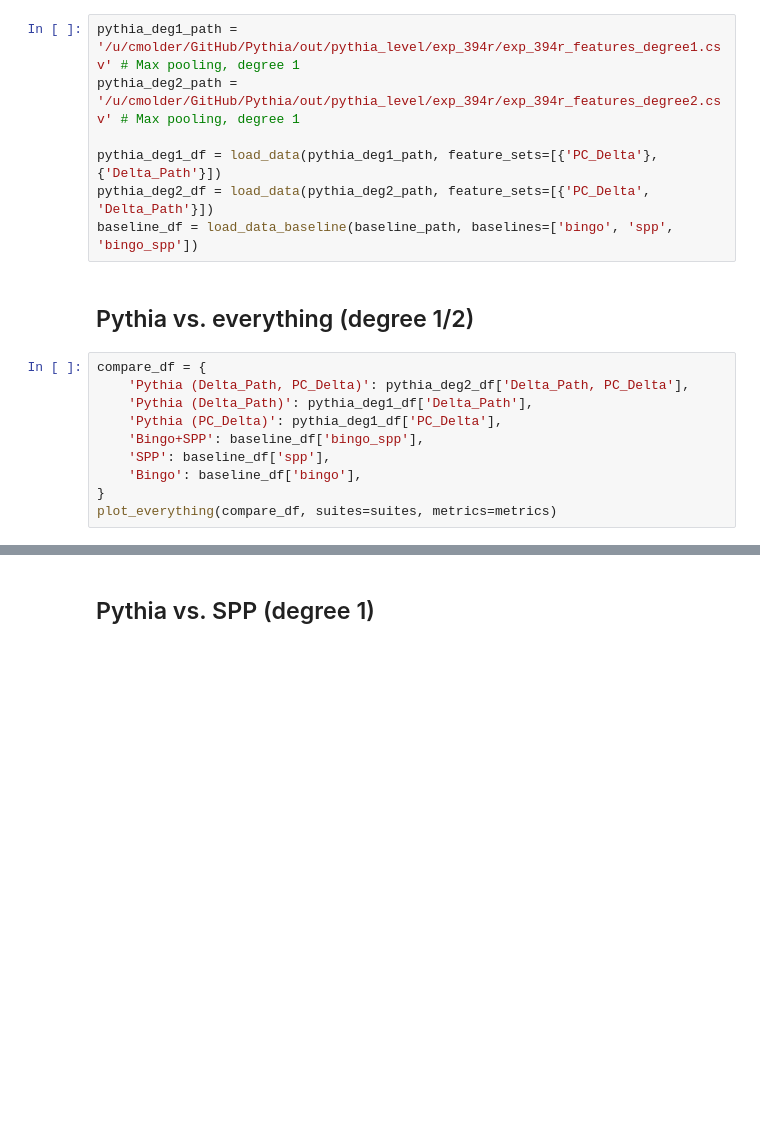
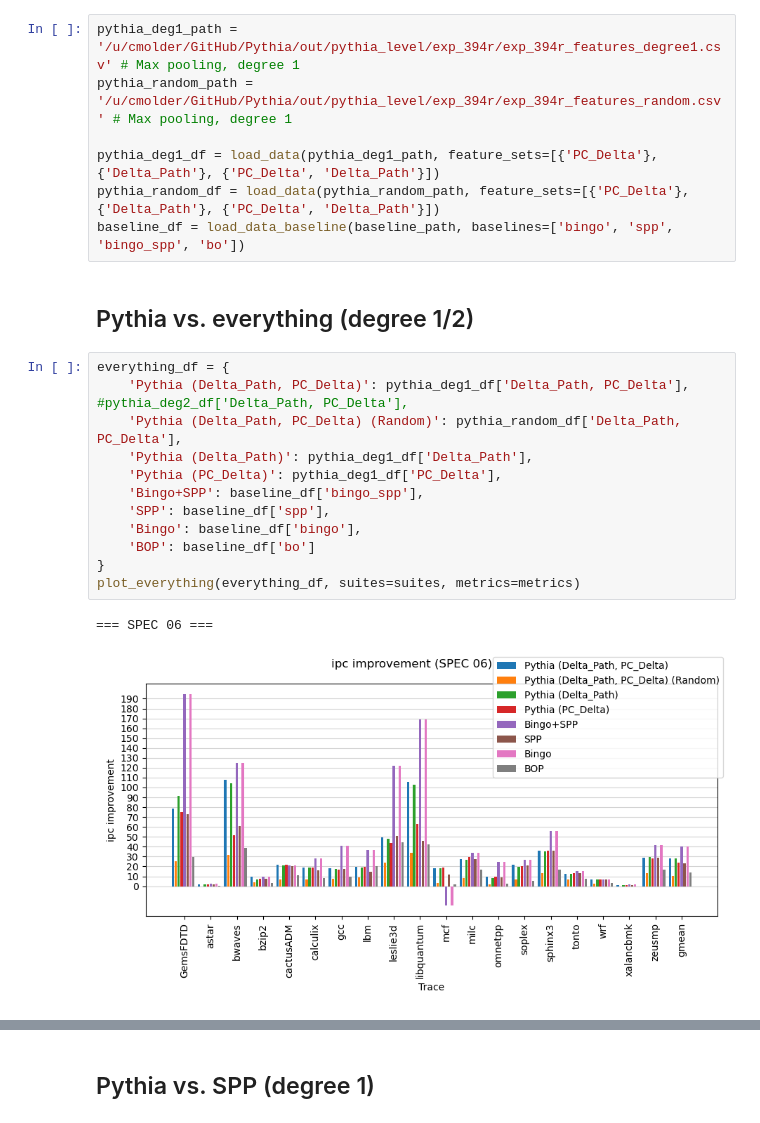
Before and after one commit to cmolder/pythia-analysis, a Jupyter notebook: pythia-features.ipynb, the cells around one changed output, grey strips where cells are left out. Drawn from its saved outputs; the diff is of its cells as text; blank space fills up the shorter version.

Commit message:
pythia-features refactoring, added tables

```diff
--- a/pythia-features.ipynb
+++ b/pythia-features.ipynb
@@ -176,19 +195,24 @@ TODO: Should Bingo and SPP be allowed to prefetch into LLC (instead of L2)? Bann
 # %%
 pythia_deg1_path = '/u/cmolder/GitHub/Pythia/out/pythia_level/exp_394r/exp_394r_features_degree1.csv' # Max pooling, degree 1
-pythia_deg2_path = '/u/cmolder/GitHub/Pythia/out/pythia_level/exp_394r/exp_394r_features_degree2.csv' # Max pooling, degree 1
+pythia_random_path = '/u/cmolder/GitHub/Pythia/out/pythia_level/exp_394r/exp_394r_features_random.csv' # Max pooling, degree 1
 
-pythia_deg1_df = load_data(pythia_deg1_path, feature_sets=[{'PC_Delta'}, {'Delta_Path'}])
-pythia_deg2_df = load_data(pythia_deg2_path, feature_sets=[{'PC_Delta', 'Delta_Path'}])
-baseline_df = load_data_baseline(baseline_path, baselines=['bingo', 'spp', 'bingo_spp'])
+pythia_deg1_df = load_data(pythia_deg1_path, feature_sets=[{'PC_Delta'}, {'Delta_Path'}, {'PC_Delta', 'Delta_Path'}])
+pythia_random_df = load_data(pythia_random_path, feature_sets=[{'PC_Delta'}, {'Delta_Path'}, {'PC_Delta', 'Delta_Path'}])
+baseline_df = load_data_baseline(baseline_path, baselines=['bingo', 'spp', 'bingo_spp', 'bo'])
 # %% [markdown]
 ## Pythia vs. everything (degree 1/2)
 # %%
-compare_df = {
-    'Pythia (Delta_Path, PC_Delta)': pythia_deg2_df['Delta_Path, PC_Delta'],
+everything_df = {
+    'Pythia (Delta_Path, PC_Delta)': pythia_deg1_df['Delta_Path, PC_Delta'], #pythia_deg2_df['Delta_Path, PC_Delta'],
+    'Pythia (Delta_Path, PC_Delta) (Random)': pythia_random_df['Delta_Path, PC_Delta'],
     'Pythia (Delta_Path)': pythia_deg1_df['Delta_Path'],
     'Pythia (PC_Delta)': pythia_deg1_df['PC_Delta'],
     'Bingo+SPP': baseline_df['bingo_spp'],
     'SPP': baseline_df['spp'],
     'Bingo': baseline_df['bingo'],
+    'BOP': baseline_df['bo']
 }
-plot_everything(compare_df, suites=suites, metrics=metrics)
+plot_everything(everything_df, suites=suites, metrics=metrics)
+# %% [output]
+=== SPEC 06 ===
+[figure, added]
```
Also changed, not shown: parts of 33 cells of this notebook.
